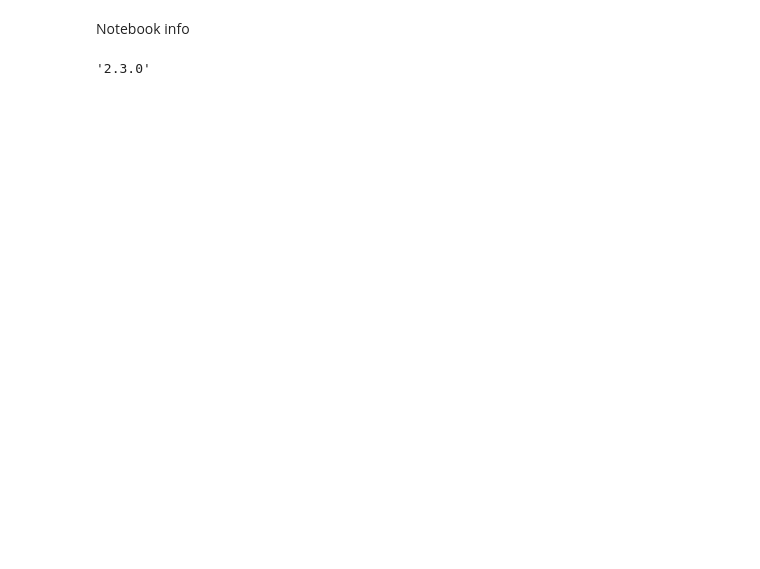
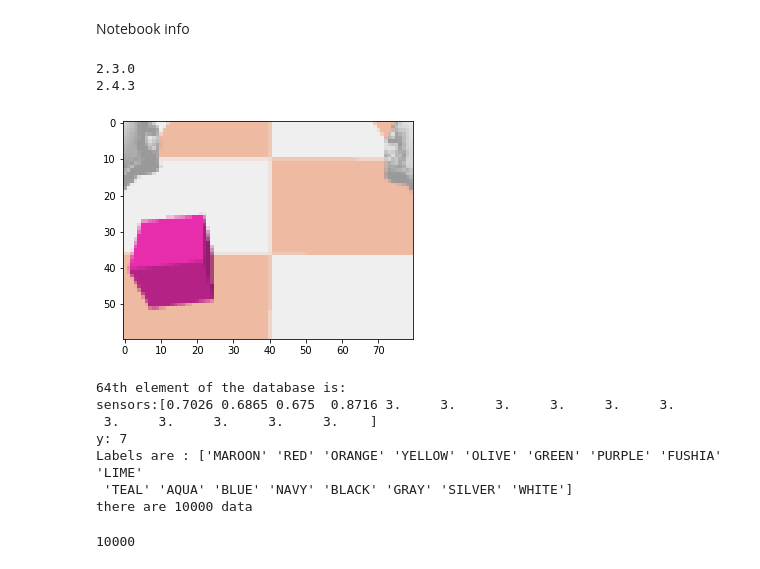
Before and after one commit to WexyR/IML_Terminator, a Jupyter notebook: NeuralNetwork.ipynb, the cells around one changed output. Saved outputs shown, nothing was run; the diff lists cells and outputs as text; code cells hidden in the pictures; blank space fills up the shorter version.

```diff
--- a/NeuralNetwork.ipynb
+++ b/NeuralNetwork.ipynb
@@ -4,14 +4,24 @@
 Notebook info
 # %%
 import tensorflow as tf
+import keras
 
 #from tensorflow.keras import layers
-from tensorflow.keras.layers import *
-from tensorflow.keras import Model, Sequential
+from keras.layers import *
+from keras import Model, Sequential
+from sklearn.model_selection import train_test_split
+from sklearn.metrics import accuracy_score
 
 # Helper libraries
 import numpy as np
 import matplotlib.pyplot as plt
-tf.__version__
+import collections
+
+#network
+import requests, io
+
+print(tf.__version__)
+print(keras.__version__)
 # %% [output]
-'2.3.0'
+2.3.0
+2.4.3
@@ -20,0 +28,33 @@ drive.mount()
+# %%
+r = requests.get("https://github.com/WexyR/IML_Terminator/blob/main/resources/datasets/sample_dataset_0-4999.npz?raw=true")
+bytecontent1 = io.BytesIO(r.content)
+r = requests.get("https://github.com/WexyR/IML_Terminator/blob/main/resources/datasets/sample_dataset_5000-9999.npz?raw=true")
+bytecontent2 = io.BytesIO(r.content)
+dataset1 = np.load(bytecontent1)
+dataset2 = np.load(bytecontent2)
+# %%
+X = np.asarray(list(zip(dataset1['img'], dataset1['sensors'])) + list(zip(dataset2['img'], dataset2['sensors'])))
+# print(X.shape, X[0][0].shape, X[0][1].shape)
+y = np.asarray(list(dataset1['class_id']) + list(dataset2['class_id']))
+
+
+
+image_shape = X[0][0].shape
+sensors_shape = X[0][1].shape
+class_names = dataset["labels"]
+class_outputs = class_names.size
+ELEMENT_NTH = 64
+plt.imshow(X[ELEMENT_NTH][0])
+plt.show()
+print(f"{ELEMENT_NTH}th element of the database is:\nsensors:{X[ELEMENT_NTH][1]}\ny: {y[ELEMENT_NTH]}\n"
+      f"Labels are : {class_names}")
+print(f"there are {len(y)} data")
+# %% [output]
+[figure, added]
+64th element of the database is:
+sensors:[0.7026 0.6865 0.675  0.8716 3.     3.     3.     3.     3.     3.
+ 3.     3.     3.     3.     3.    ]
+y: 7
+Labels are : ['MAROON' 'RED' 'ORANGE' 'YELLOW' 'OLIVE' 'GREEN' 'PURPLE' 'FUSHIA' 'LIME'
+ 'TEAL' 'AQUA' 'BLUE' 'NAVY' 'BLACK' 'GRAY' 'SILVER' 'WHITE']
+there are 10000 data
@@ -20,0 +99,8 @@ drive.mount()
+# %%
+# X, y = balance_data(X, y)
+# print(len(y))
+trainset, validset, testset = data_split(X, y, ratio=(0.4, 0.3, 0.3))
+# trainset[0][0]
+print(len(y))
+# %% [output]
+10000
```
Also changed, not shown: parts of 8 cells of this notebook.
